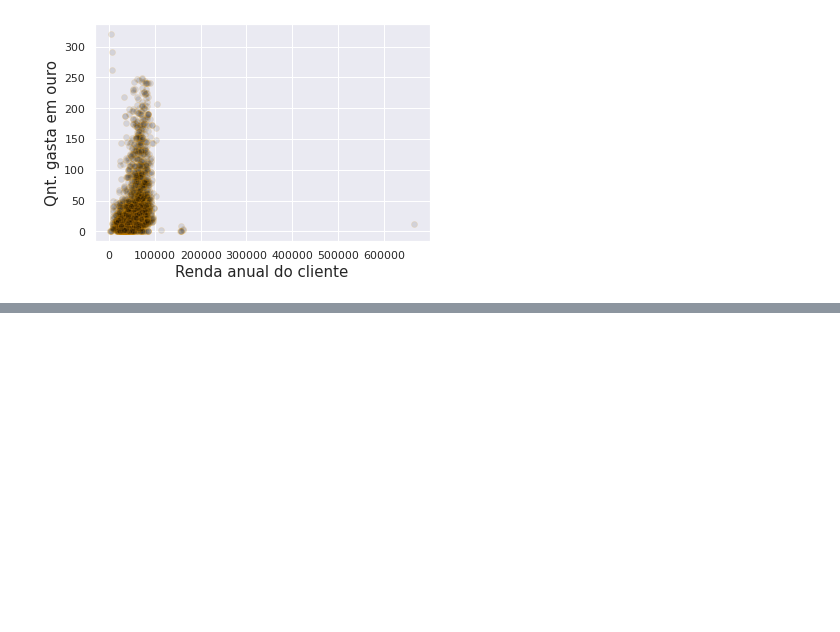
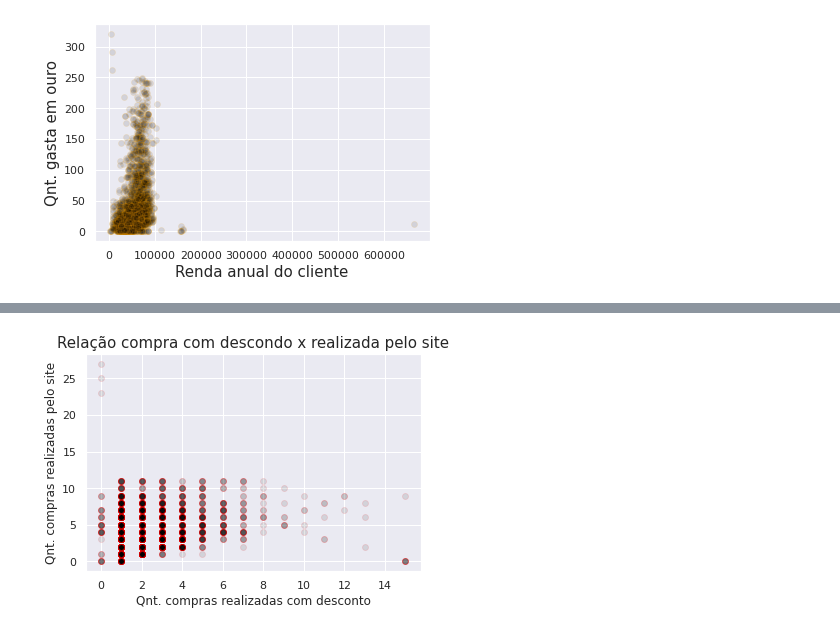
Before and after one commit to mavismmg/MarketingCampaign_Clustering, a Jupyter notebook: Customers_Personality_Analysis.ipynb, the cells around one changed output, grey strips where cells are left out. Cells and saved outputs as stored; diff of their text form; code cells hidden in the pictures; blank space fills up the shorter version.

```diff
--- a/Customers_Personality_Analysis.ipynb
+++ b/Customers_Personality_Analysis.ipynb
@@ -155,0 +208,10 @@ plt.show()
+# %%
+plt.scatter(X['Qnt. compras realizadas com desconto'], X['Qnt. compras realizadas pelo site'],
+            alpha=0.1, color='black', edgecolors='red')
+
+plt.title('Relação compra com descondo x realizada pelo site', fontsize=15)
+plt.xlabel('Qnt. compras realizadas com desconto', fontsize=12)
+plt.ylabel('Qnt. compras realizadas pelo site', fontsize=12)
+plt.show()
+# %% [output]
+[figure, added]
```
Also changed, not shown: parts of 15 cells of this notebook.
